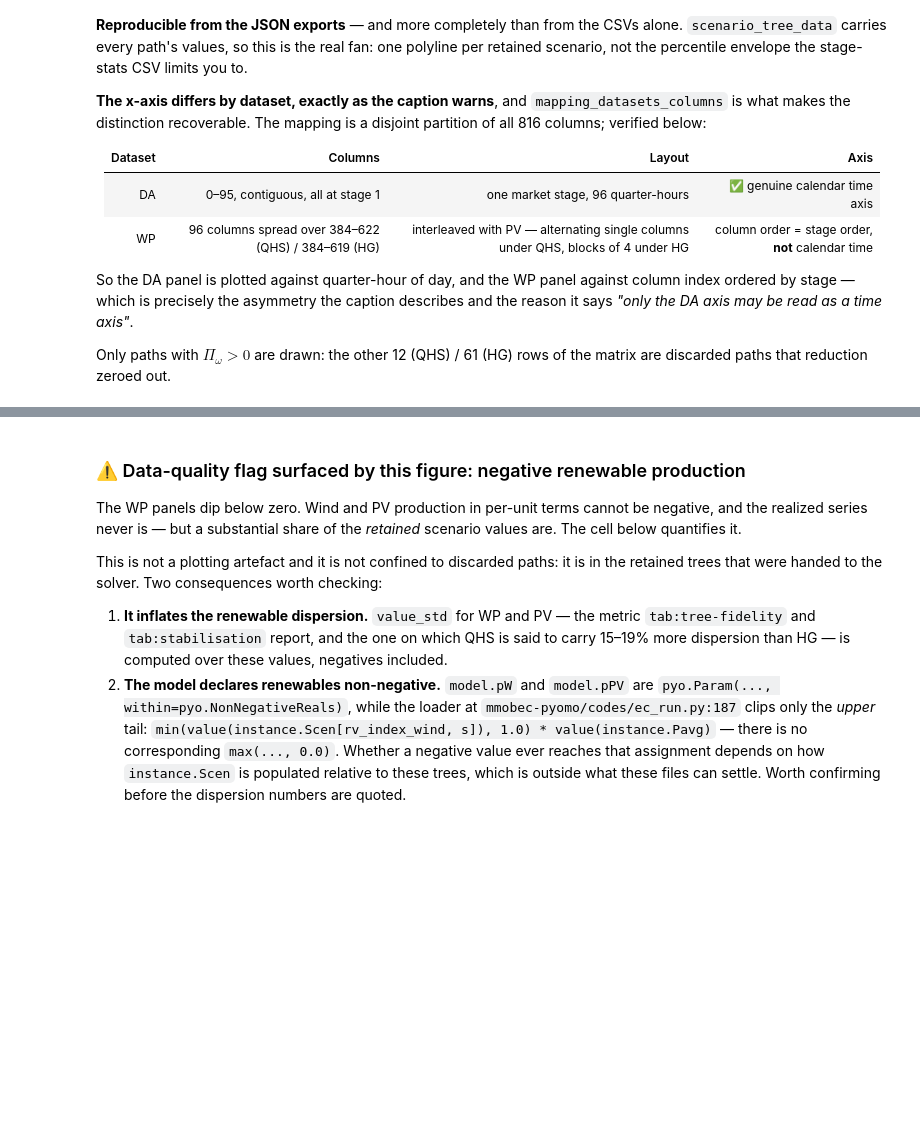
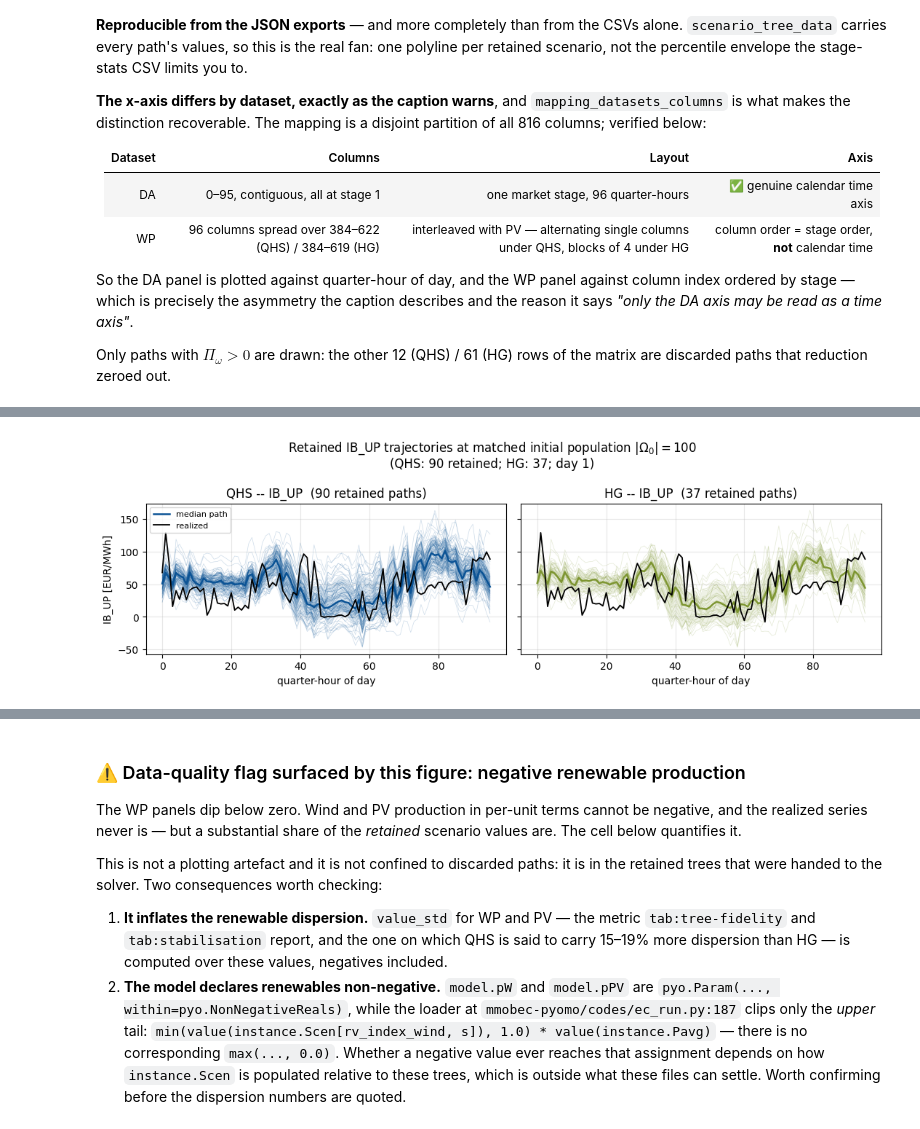
Before and after one commit to mmobec/secoem-VSS, a Jupyter notebook: Results/Scenario tree results/section_4_1_scenario_generation.ipynb, the cells around one changed output, grey strips where cells are left out. Drawn from its saved outputs; the diff is of its cells as text; code cells hidden in the pictures; blank space fills up the shorter version.

```diff
--- a/Results/Scenario tree results/section_4_1_scenario_generation.ipynb
+++ b/Results/Scenario tree results/section_4_1_scenario_generation.ipynb
@@ -785,0 +808,35 @@ plt.show()
+# %%
+# --- figure 1: matched initial population |Omega_0|=100 (reuse `trees` above) ----
+FAN_COMPARE_DATASET = "IB_UP"
+
+
+def ib_up_panel(ax, t, lab):
+    """One retained-path panel for `t` (a `trees[...]` dict), IB_UP only."""
+    cols = t["column_map"][FAN_COMPARE_DATASET]
+    traj = t["data"][t["retained_mask"]][:, cols]
+    obs = t["observed"][cols]
+    p10, p50, p90 = np.percentile(traj, [10, 50, 90], axis=0)
+    x = np.arange(len(cols))
+    ax.plot(x, traj.T, color=COLORS[lab], lw=0.5, alpha=0.2)
+    ax.fill_between(x, p10, p90, color=COLORS[lab], alpha=0.12, lw=0)
+    ax.plot(x, p50, color=COLORS[lab], lw=1.8, label="median path")
+    ax.plot(x, obs, color="black", lw=1.3, label="realized")
+    ax.set_title(f"{lab} -- {FAN_COMPARE_DATASET}  ({traj.shape[0]} retained paths)")
+    ax.set_xlabel("quarter-hour of day")
+    ax.grid(alpha=0.3)
+
+
+fig, axes = plt.subplots(1, 2, figsize=(11, 3.6), sharey=True)
+for ax, method in zip(axes, METHOD_ORDER):
+    t = trees[method]
+    ib_up_panel(ax, t, t["label"])
+axes[0].set_ylabel(f"{FAN_COMPARE_DATASET} [EUR/MWh]")
+axes[0].legend(fontsize=8)
+fig.suptitle(r"Retained IB_UP trajectories at matched initial population $|\Omega_0|=100$"
+             f"\n(QHS: {trees['dif_ren']['n_retained']} retained; "
+             f"HG: {trees['same_ren']['n_retained']}; day {REP_DAY})")
+fig.tight_layout()
+fig.savefig(os.path.join(FIGDIR, "sg_fan_matched_pop100.png"), dpi=200, bbox_inches="tight")
+plt.show()
+# %% [output]
+[figure, added]
```
Also changed, not shown: parts of 21 cells of this notebook, 4 other files.
